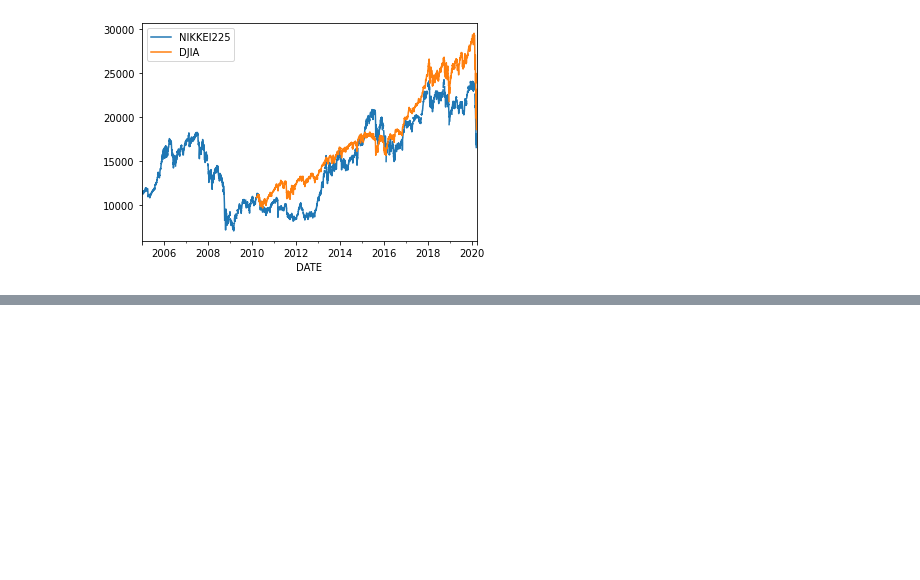
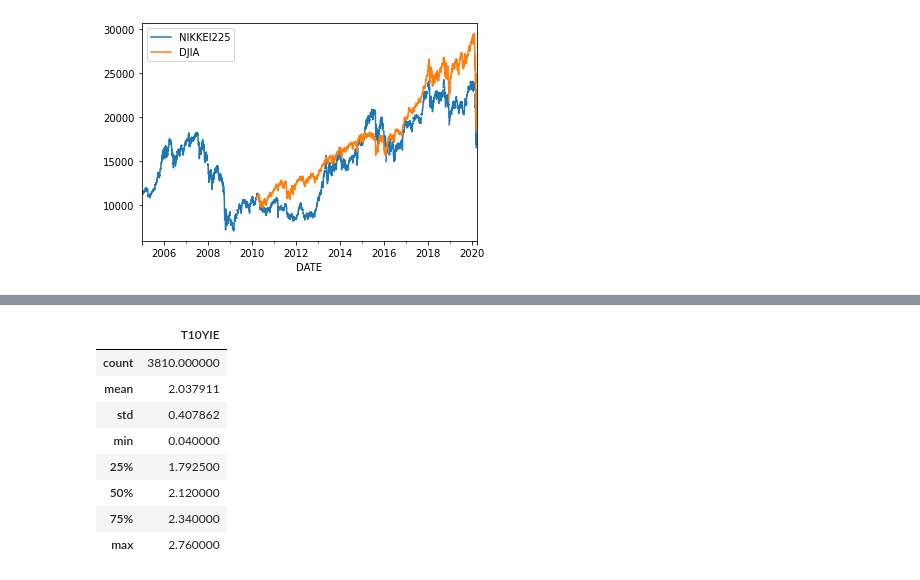
Before and after one commit to p72/mypython, a Jupyter notebook: 株価取得.ipynb, the cells around one changed output, grey strips where cells are left out. Drawn from its saved outputs; the diff is of its cells as text; code cells hidden in the pictures; blank space fills up the shorter version.

```diff
--- a/株価取得.ipynb
+++ b/株価取得.ipynb
@@ -21,0 +44,12 @@ bei.plot()
+# %%
+bei.describe()
+# %% [output]
+|  | T10YIE |
+| count | 3810.000000 |
+| mean | 2.037911 |
+| std | 0.407862 |
+| min | 0.040000 |
+| 25% | 1.792500 |
+| 50% | 2.120000 |
+| 75% | 2.340000 |
+| max | 2.760000 |
```
Also changed, not shown: parts of 4 cells of this notebook.
